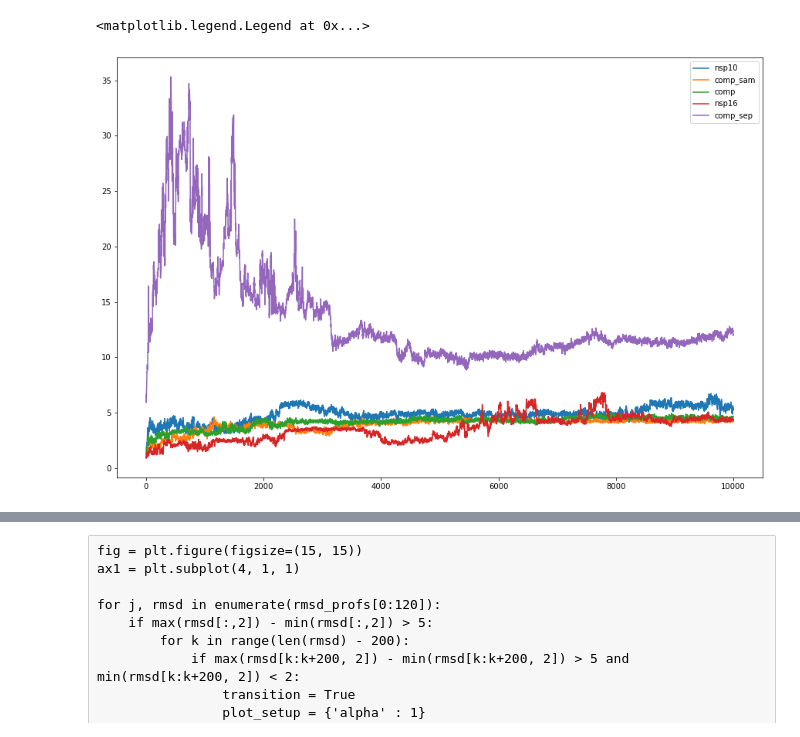
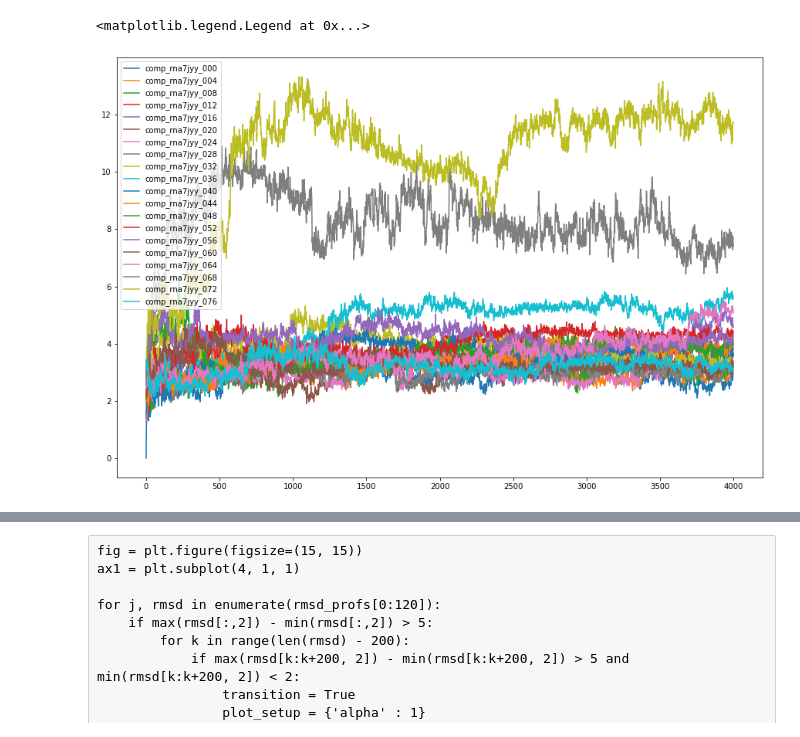
Before and after one commit to hengma1001/biophys_analysis, a Jupyter notebook: traj_analysis/RMSD.ipynb, the cells around one changed output, grey strips where cells are left out. Cells and saved outputs as stored; diff of their text form; code cells hidden in the pictures.

```diff
--- a/traj_analysis/RMSD.ipynb
+++ b/traj_analysis/RMSD.ipynb
@@ -77,0 +15,2 @@ mda.__version__
+# %%
+runs = sorted(glob.glob("../../../traj_save/nsp10_16_dist_rna*/*.pdb"))
@@ -77,0 +47,3 @@ mda.__version__
+# %%
+df = pd.DataFrame(df)
+df.head()
@@ -77,0 +57,9 @@ mda.__version__
+# %%
+fig, ax = plt.subplots(figsize=(15,10))
+n_traj = 0
+
+for i, row in df.iterrows():
+    if '7jz0' in row['sys_name']:
+        ax.plot(row['rmsd_all'], label=row['sys_name'])
+plt.legend()
+# plt.savefig('dist.pdf')
@@ -78,11 +69,11 @@ mda.__version__
 # %%
 fig, ax = plt.subplots(figsize=(15,10))
 n_traj = 0
 
-for rmsd in rmsd_profs:
-    rmsd_prof = rmsd_profs[rmsd]
-    ax.plot(rmsd_prof[:,2], label=rmsd)
+for i, row in df.iterrows():
+    if '7jyy' in row['sys_name']:
+        ax.plot(row['rmsd_all'], label=row['sys_name'])
 plt.legend()
 # %% [output]
 <matplotlib.legend.Legend at 0x...>
-[figure, old version]
+[figure, new version]
```
Also changed, not shown: parts of 8 cells of this notebook, 3 other files.
